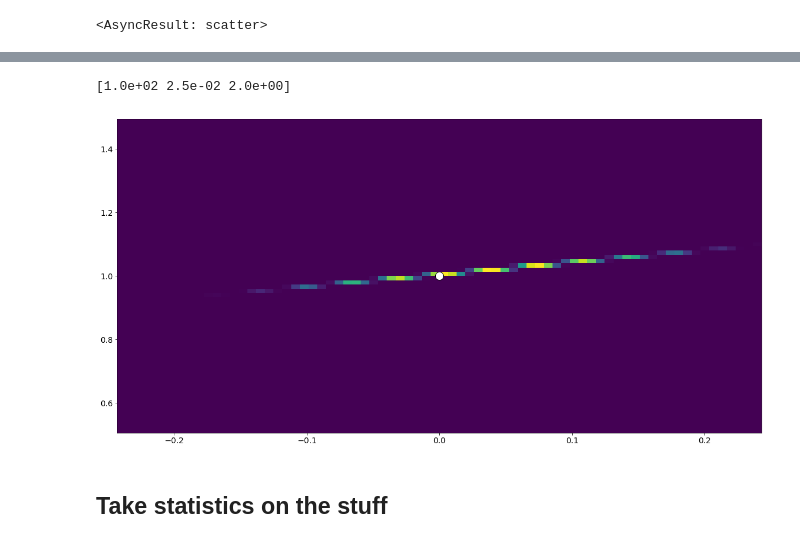
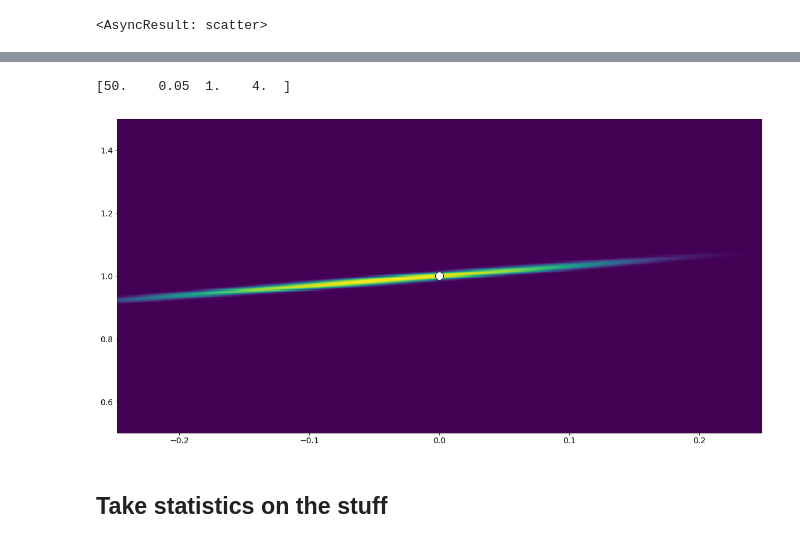
Before and after one commit to mpilosov/ConsistentBayes, a Jupyter notebook: examples/CBPaper_Examples_HO_Experiment.ipynb, the cells around one changed output, grey strips where cells are left out. Saved outputs shown, nothing was run; the diff lists cells and outputs as text; code cells hidden in the pictures.

```diff
--- a/examples/CBPaper_Examples_HO_Experiment.ipynb
+++ b/examples/CBPaper_Examples_HO_Experiment.ipynb
@@ -46,8 +46,8 @@ def makemodel(t):
     return model
 # %%
 # num_samples = np.linspace(5E3, 25E3, 5)
-num_observations = np.array([1, 2, 5, 10, 25, 50, 100])
+num_observations = np.array([1, 2, 5, 10, 25, 50])
 true_observational_variance = np.array([0.0125, 0.025, 0.05]) # 0.1/6 is true
 # perceived_observational_variance = 0.1/np.linspace(4,8,5)
-start_time = np.array([0.25*2**n for n in range(5)])
-end_time = np.array([2,3,4,5])
+start_time = np.array([0.5, 1])
+obs_len = np.array([1,4])
@@ -58,5 +54,5 @@ array([0.25, 0.5 , 1.  , 2.  , 4.  ])
 # %%
-S = np.array([ num_observations, true_observational_variance, start_time])
+S = np.array([ num_observations, true_observational_variance, start_time, obs_len])
 num_iterations = np.prod([ S[i].shape[0] for i in range(S.shape[0]) ])
 SS = np.array( np.meshgrid(*S) )
 trial_vector = SS.ravel().reshape(S.shape[0],num_iterations).T
@@ -91,7 +87,7 @@ The solution to the above is
 %%px
 mins = np.array([-0.25, .5]) # original domain
 maxs = np.array([0.25, 1.5])
-nbins = 75
+nbins = 250
 def grid(nbins=5, mins=np.zeros(1), maxs=np.ones(1) ):
     dim = len(mins)
     S = np.array( np.meshgrid(*[np.linspace(i,j,nbins) for i,j in zip(mins+1./(2*nbins), maxs-1./(2*nbins))]) )
@@ -102,8 +98,8 @@ X = grid(nbins, mins, maxs)
 
 def run_trial(trial):
     num_samples = int(1E4)
-    num_observations, sd_true, start_time = trial
-    end_time = start_time + 1
+    num_observations, sd_true, start_time, obs_length = trial
+    end_time = start_time + obs_length
     sd_guess = sd_true
     num_observations = int(num_observations)
     num_samples = int(num_samples)
@@ -116,7 +112,7 @@ def run_trial(trial):
 
     s_set = sample.sample_set(size=(num_samples, 2))
     s_set.set_dist('beta', kwds={'a': 1, 'b': 1, 'loc': -0.25, 'scale': 0.5}, dim=0) # initial condition
-    s_set.set_dist('beta', kwds={'a': 1, 'b': 1, 'loc': 0, 'scale': 2}, dim=1) # frequency
+    s_set.set_dist('beta', kwds={'a': 1, 'b': 1, 'loc': 0.5, 'scale': 1}, dim=1) # frequency
     s_set.generate_samples()
     p_set = sample.map_samples_and_create_problem(s_set, PtO_fun)
     p_set.compute_pushforward_dist()
@@ -158,31 +157,32 @@ np.save("savefile_gridsearch_fix_window.npy", Dg)
 # np.save("savefile_gridsearch_var_window.npy", Dg)
 # %%
-Dg = np.load("savefile_gridsearch_fix_window.npy")
+Dg = np.load("savefile_gridsearch_allruns_coarse.npy")
 # Make the plot
 def grid(nbins=5, mins=np.zeros(1), maxs=np.ones(1) ):
     dim = len(mins)
     S = np.array( np.meshgrid(*[np.linspace(i,j,nbins) for i,j in zip(mins+1./(2*nbins), maxs-1./(2*nbins))]) )
     SS = S.ravel().reshape(dim,nbins**dim).T
     return SS
 
-nbins = 75
+nbins = 250
 mins = np.array([-0.25, .5]) # original domain
 maxs = np.array([0.25, 1.5])
 X = grid(nbins, mins, maxs)
-g = 68
+
+g = 71
 post_eval = Dg[g]['p']
 print(Dg[g]['t'])
 xi = X[:,0].reshape(nbins, nbins)
 yi = X[:,1].reshape(nbins, nbins)
 zi = post_eval.reshape(nbins, nbins)
 plt.cla()
 plt.pcolormesh(xi, yi, zi)
 # plt.pcolormesh(zi)
 plt.scatter([0], [1], c='white', edgecolor='black', s=200)
 plt.show()
 # %% [output]
-[1.0e+02 2.5e-02 2.0e+00]
+[50.    0.05  1.    4.  ]
-[figure, old version]
+[figure, new version]
 # %%
 ## Dg[-1]['t']
 # %%
```
Also changed, not shown: parts of 5 cells of this notebook, 1 other file.
